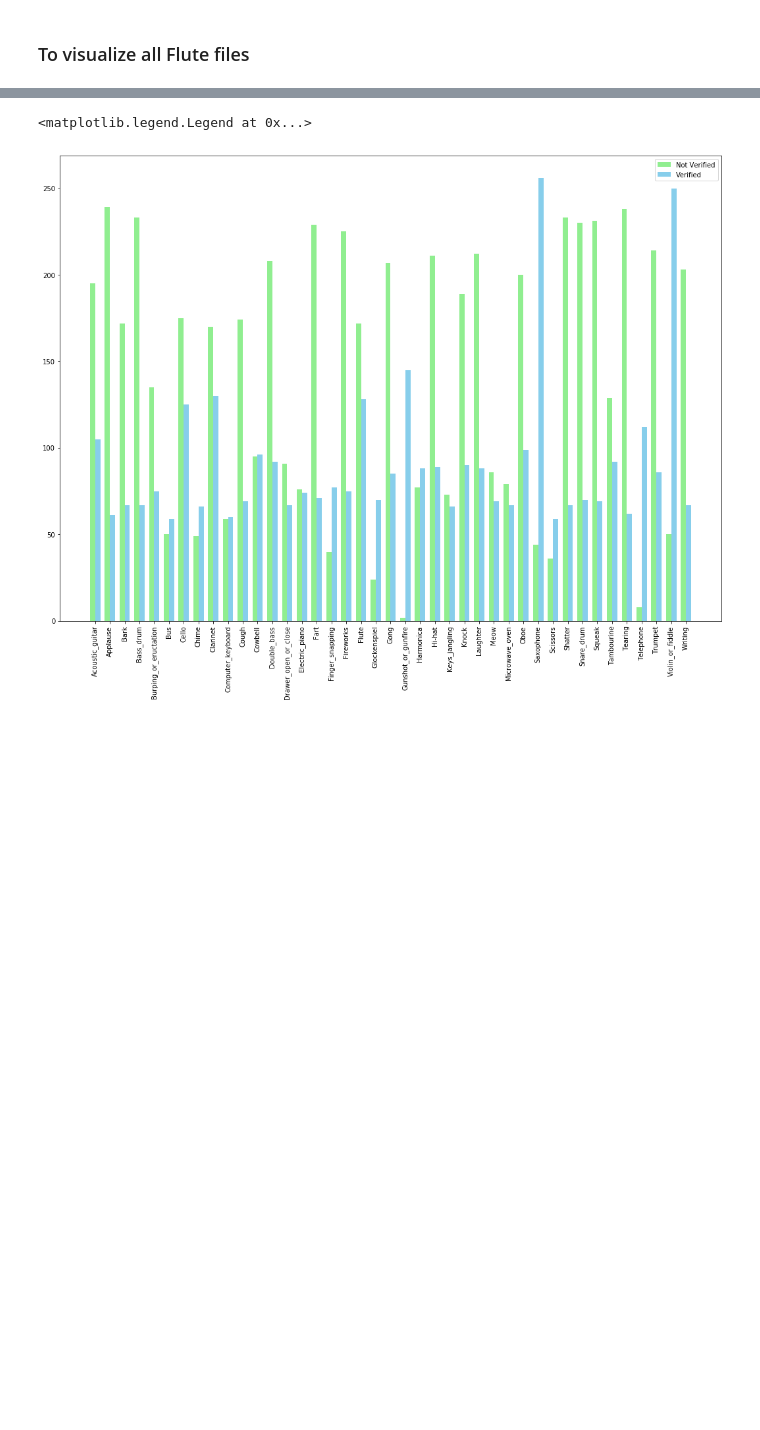
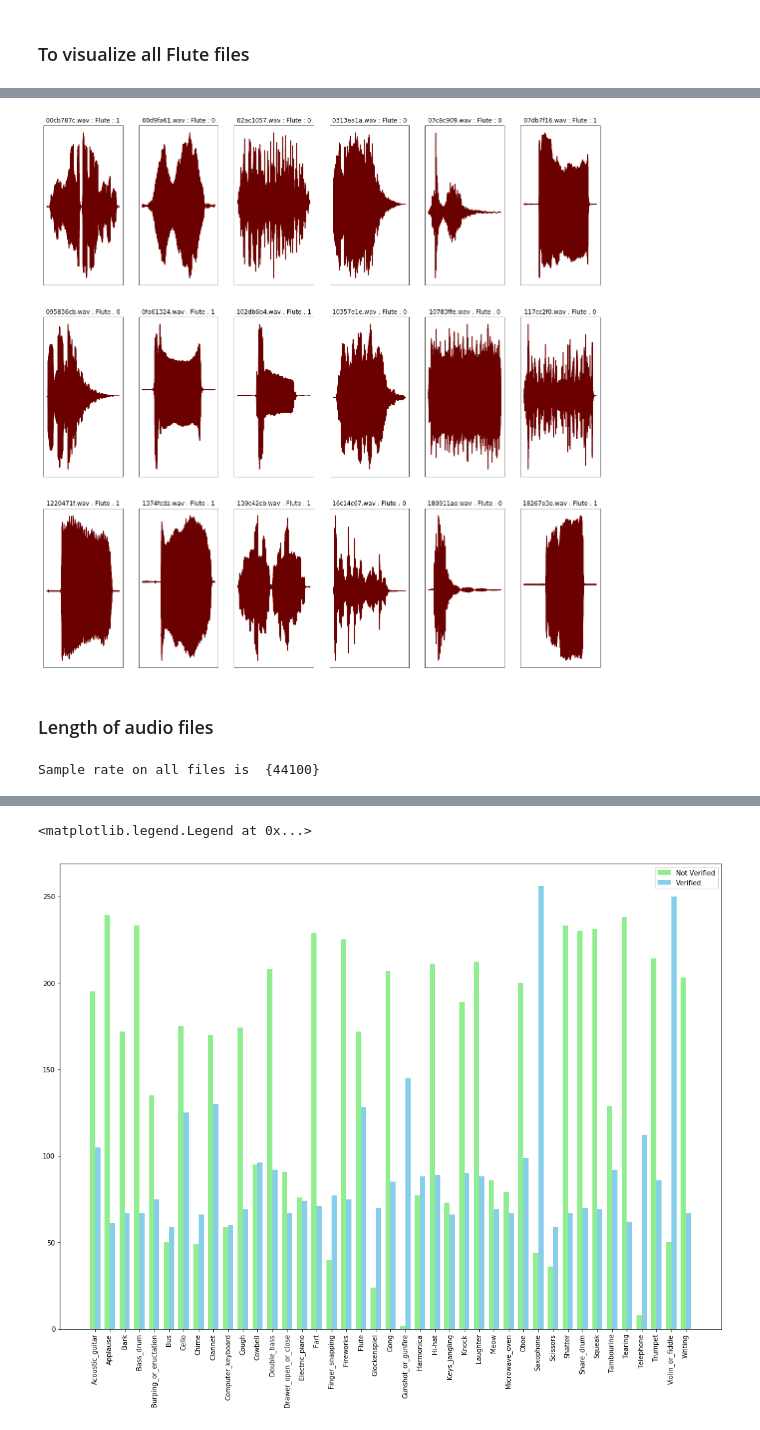
Before and after one commit to knatarasan/freesound, a Jupyter notebook: LearnSound.ipynb, the cells around one changed output, grey strips where cells are left out. Cells and saved outputs as stored; diff of their text form; code cells hidden in the pictures; blank space fills up the shorter version.

```diff
--- a/LearnSound.ipynb
+++ b/LearnSound.ipynb
@@ -41,0 +103,13 @@ Number of files mannually verified : 3710
+# %%
+    wavFile=trainFilesList['fname'][:18]
+    x,sr=librosa.load(home+'data/audio_train/'+wavFile[0])
+    print('Shape of wave file', x.shape,' Sample rate',sr)
+
+    plt.figure(figsize=(14,5))
+    librosa.display.waveplot(x,sr=sr)
+    print(trainFilesList['fname'][0])
+
+    X = librosa.stft(x)
+    Xdb = librosa.amplitude_to_db(abs(X))
+    plt.figure(figsize=(14, 5))
+    librosa.display.specshow(Xdb, sr=sr, x_axis='time', y_axis='hz')
@@ -143,0 +225,27 @@ sample_rate is : 44100  samples 24696
+# %%
+trainFilesList_Flute=(trainFilesList[trainFilesList['label']=='Flute'])
+
+wavFile=trainFilesList_Flute['fname'][:18]
+soundType=trainFilesList_Flute['label'][:18]
+verified=trainFilesList_Flute['manually_verified'][:18]
+
+seeSound(wavFile.tolist(),soundType.tolist(),verified.tolist())
+# %% [output]
+[figure, added]
+# %% [markdown]
+### Length of audio files
+# %%
+sample_rat=[]
+sample_len=[]
+
+for i,j in enumerate(trainFilesList['fname']):
+    sample_rate,samples=wavfile.read(home+'data/audio_train/'+j)
+    sample_rat.append(sample_rate)
+    sample_len.append(len(samples))
+
+print('Sample rate on all files is ',set(sample_rat))
+
+sample_len.sort()
+# print(len(sample_rate),len(samples))
+# %% [output]
+Sample rate on all files is  {44100}
```
Also changed, not shown: parts of 26 cells of this notebook.
